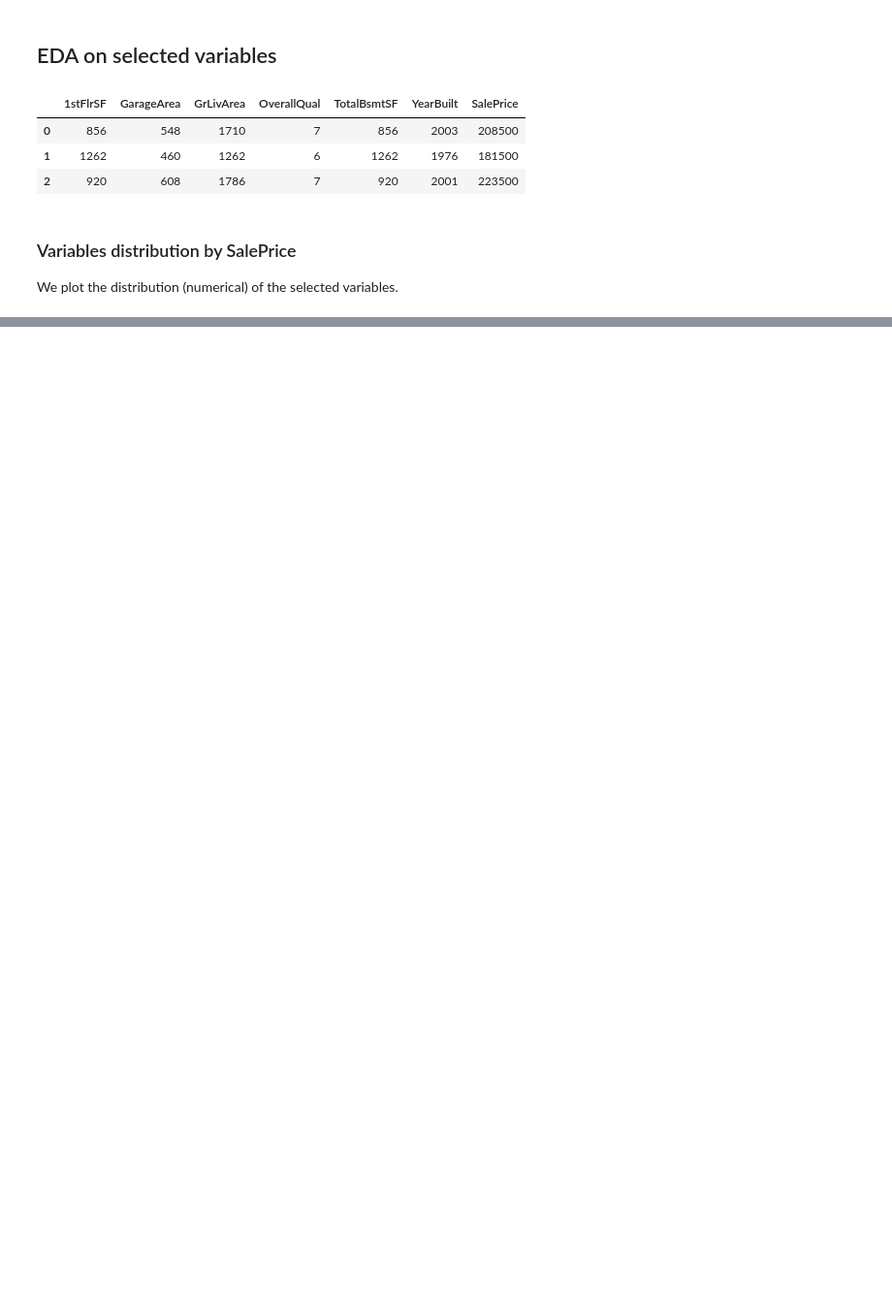
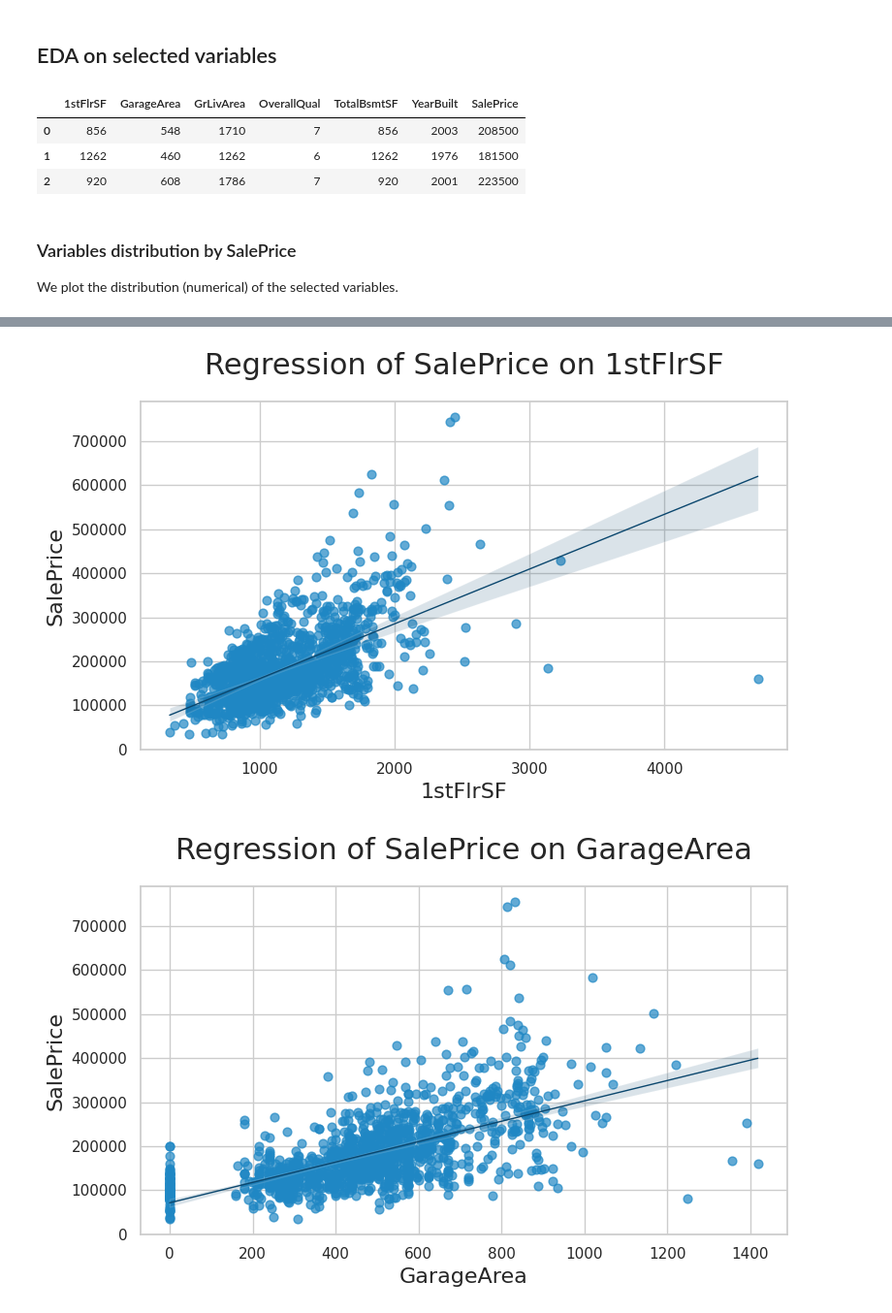
Before and after one commit to craig-grant630/Heritage-Housing, a Jupyter notebook: jupyter_notebooks/Housing_SalePrice_Study.ipynb, the cells around one changed output, grey strips where cells are left out. Shown: that part at 97% size. Saved outputs shown, nothing was run; the diff lists cells and outputs as text; code cells hidden in the pictures; blank space fills up the shorter version.

```diff
--- a/jupyter_notebooks/Housing_SalePrice_Study.ipynb
+++ b/jupyter_notebooks/Housing_SalePrice_Study.ipynb
@@ -197,0 +206,39 @@ for col in vars_to_study:
+# %%
+import os
+import matplotlib.pyplot as plt
+import seaborn as sns
+from scipy.stats import pearsonr
+import matplotlib.patheffects as path_effects
+
+def plot_regress(df, col, target_var, save_folder="regression_plots"):
+    plt.figure(figsize=(8, 5))
+    sns.set_theme(style="whitegrid")
+
+    ax = sns.regplot(
+        data=df,
+        x=col,
+        y=target_var,
+        scatter_kws={"s": 40, "alpha": 0.7, "color": "#1F87C4"},
+        line_kws={"color": "#0B476E", "lw": 1}
+    )
+
+    # Set title and labels with padding and styling
+    plt.title(f"Regression of {target_var} on {col}", fontsize=22, pad=20)
+    plt.xlabel(col, fontsize=16, weight='medium')
+    plt.ylabel(target_var, fontsize=16, weight='medium')
+
+    plt.tight_layout()
+
+    # Save the plot with high resolution
+    filename = os.path.join(save_folder, f"{col}_vs_{target_var}.png")
+    plt.savefig(filename, dpi=300, bbox_inches='tight')
+    plt.show()
+
+# Usage example:
+target_var = 'SalePrice'
+for col in vars_to_study:
+    plot_regress(df_eda, col, target_var)
+    print("\n\n")
+# %% [output]
+[figure, added]
+[figure, added]
```
Also changed, not shown: parts of 5 cells of this notebook, 6 other files.
